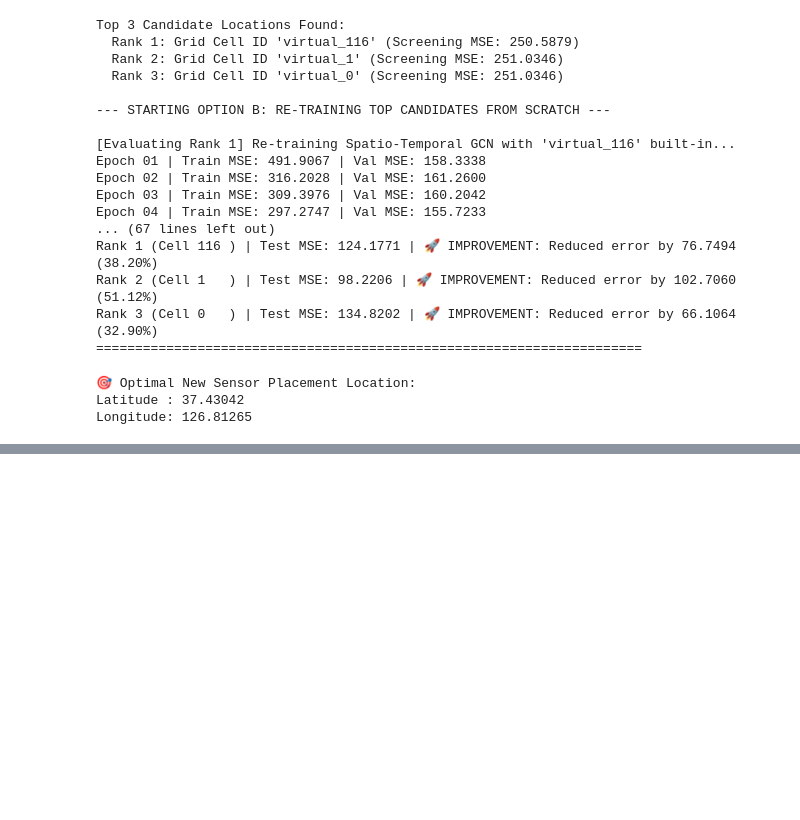
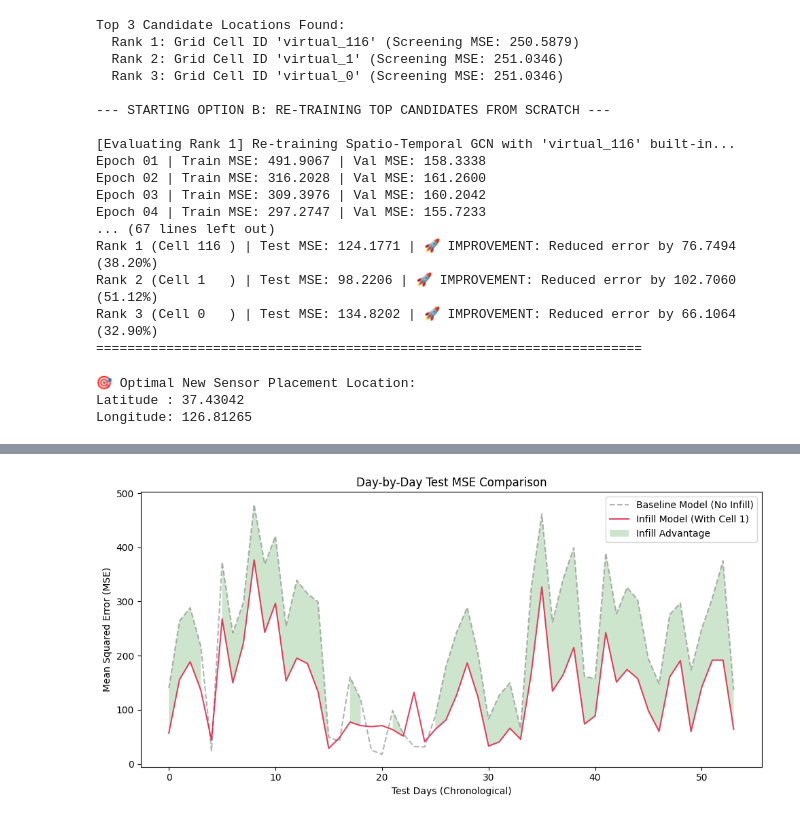
Before and after one commit to moundong19/Korea-Research, a Jupyter notebook: wind_directed_graph.ipynb, the cells around one changed output, grey strips where cells are left out. Saved outputs shown, nothing was run; the diff lists cells and outputs as text; code cells hidden in the pictures; blank space fills up the shorter version.

```diff
--- a/wind_directed_graph.ipynb
+++ b/wind_directed_graph.ipynb
@@ -1624,3 +1745,83 @@ display(HTML(panel))
 # %% [output]
 Visualizing network footprint on future test date: 2025-07-15
 [interactive output not drawn]
+# %%
+#statistical significance.
+import numpy as np
+import torch
+from scipy import stats
+import matplotlib.pyplot as plt
+from torch_geometric.loader import DataLoader
+
+print("--- RUNNING MODEL SIGNIFICANCE EXPERIMENT (BASELINE VS INFILL) ---")
+
+# Setup the clean test data loader for BOTH models
+future_test_set_base = [dataset[i] for i in future_test_indices]
+future_test_set_infill = [mutated_dataset[i] for i in future_test_indices]
+
+test_loader_base = DataLoader(future_test_set_base, batch_size=1, shuffle=False)
+test_loader_infill = DataLoader(future_test_set_infill, batch_size=1, shuffle=False)
+
+# Track errors day-by-day
+daily_mse_baseline = []
+daily_mse_infill = []
+
+# 1. Collect Daily Errors for the Baseline Model
+trained_model.eval()
+with torch.no_grad():
+    for batch in test_loader_base:
+        out = trained_model(batch.x, batch.edge_index, batch.edge_attr)
+        mask = ~torch.isnan(batch.y)
+        if mask.sum() > 0:
+            day_mse = torch.mean((out[mask] - batch.y[mask]) ** 2).item()
+            daily_mse_baseline.append(day_mse)
+
+# 2. Collect Daily Errors for the Infill Model (Cell 1 built-in)
+fresh_model.eval() # This is your model trained with Cell 1 from Option B
+with torch.no_grad():
+    for batch in test_loader_infill:
+        out = fresh_model(batch.x, batch.edge_index, batch.edge_attr)
+        # Mask evaluates strictly on the original physical nodes for a fair comparison
+        mask = ~torch.isnan(batch.y)
+        if mask.sum() > 0:
+            day_mse = torch.mean((out[mask] - batch.y[mask]) ** 2).item()
+            daily_mse_infill.append(day_mse)
+
+daily_mse_baseline = np.array(daily_mse_baseline)
+daily_mse_infill = np.array(daily_mse_infill)
+
+# 3. Calculate Paired t-test
+t_stat, p_value = stats.ttest_rel(daily_mse_infill, daily_mse_baseline, alternative='less')
+
+print("\n================ STATISTICAL SIGNIFICANCE SUMMARY ================")
+print(f"Total Test Days Evaluated       : {len(daily_mse_baseline)}")
+print(f"Baseline Model Avg Daily MSE    : {np.mean(daily_mse_baseline):.4f}")
+print(f"Infill Model Avg Daily MSE      : {np.mean(daily_mse_infill):.4f}")
+print(f"Average Daily Error Reduction   : {np.mean(daily_mse_baseline - daily_mse_infill):.4f}")
+print("-" * 66)
+print(f"Calculated t-statistic          : {t_stat:.4f}")
+print(f"One-tailed p-value              : {p_value:.6f}")
+print("-" * 66)
+
+if p_value < 0.05:
+    print(f"🚀 STATISTICALLY SIGNIFICANT (p = {p_value:.6f}): Reject the null hypothesis!")
+    print("The infill model consistently and reliably outperforms the baseline model across")
+    print("the test timeline. The added wind-driven spatial tracking is physically meaningful.")
+else:
+    print(f"⚠️ NOT SIGNIFICANT (p = {p_value:.6f}): Fail to reject the null hypothesis.")
+    print("The error reduction is not uniform across the test timeline and could be due to chance.")
+print("==================================================================")
+
+# 4. Plot Daily Error Comparison
+plt.figure(figsize=(10, 5))
+plt.plot(daily_mse_baseline, label='Baseline Model (No Infill)', color='gray', alpha=0.6, linestyle='--')
+plt.plot(daily_mse_infill, label='Infill Model (With Cell 1)', color='crimson', alpha=0.8)
+plt.fill_between(range(len(daily_mse_baseline)), daily_mse_baseline, daily_mse_infill,
+                 where=(daily_mse_baseline > daily_mse_infill), facecolor='green', alpha=0.2, label='Infill Advantage')
+plt.title('Day-by-Day Test MSE Comparison')
+plt.xlabel('Test Days (Chronological)')
+plt.ylabel('Mean Squared Error (MSE)')
+plt.legend()
+plt.tight_layout()
+plt.show()
+# %% [output]
@@ -1626,0 +1843 @@ Visualizing network footprint on future test date: 2025-07-15
+[figure, added]
```
Also changed, not shown: parts of 10 cells of this notebook.
